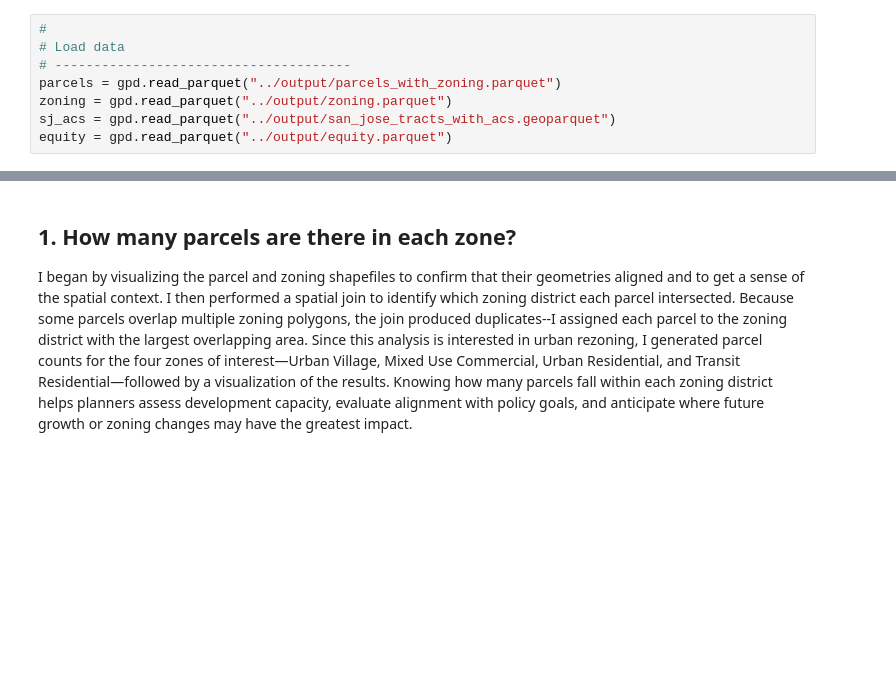
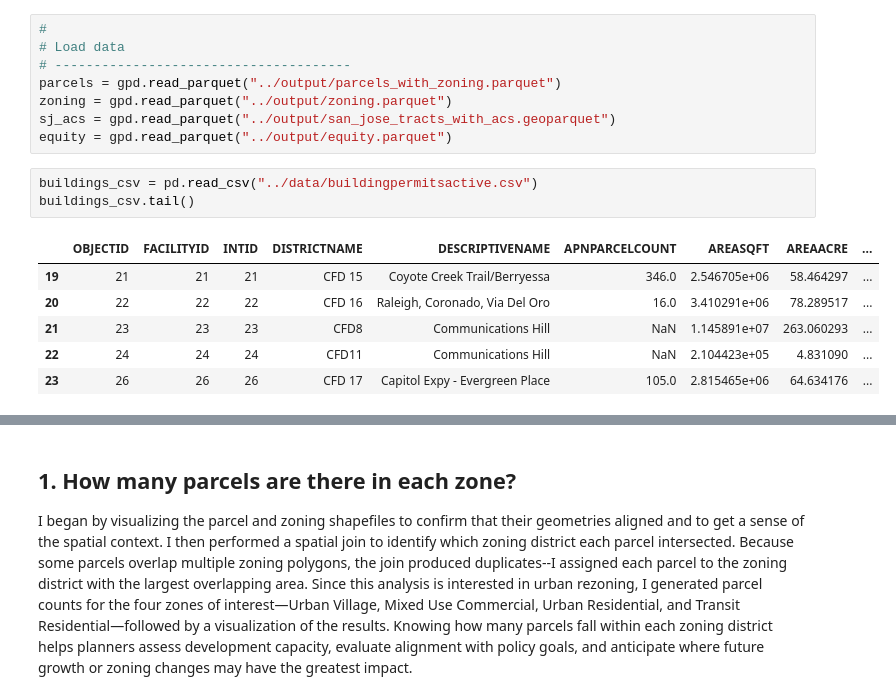
Before and after one commit to kaseyzapatka/sanjose_transit_equity, a Jupyter notebook: code/02_exploratory.ipynb, the cells around one changed output, grey strips where cells are left out. Drawn from its saved outputs; the diff is of its cells as text; blank space fills up the shorter version.

```diff
--- a/code/02_exploratory.ipynb
+++ b/code/02_exploratory.ipynb
@@ -35,5 +35,15 @@ parcels = gpd.read_parquet("../output/parcels_with_zoning.parquet")
 zoning = gpd.read_parquet("../output/zoning.parquet")
 sj_acs = gpd.read_parquet("../output/san_jose_tracts_with_acs.geoparquet")
 equity = gpd.read_parquet("../output/equity.parquet")
+# %%
+buildings_csv = pd.read_csv("../data/buildingpermitsactive.csv")
+buildings_csv.tail()
+# %% [output]
+|  | OBJECTID | FACILITYID | INTID | DISTRICTNAME | DESCRIPTIVENAME | APNPARCELCOUNT | AREASQFT | AREAACRE | ... |
+| 19 | 21 | 21 | 21 | CFD 15 | Coyote Creek Trail/Berryessa | 346.0 | 2.546705e+06 | 58.464297 | ... |
+| 20 | 22 | 22 | 22 | CFD 16 | Raleigh, Coronado, Via Del Oro | 16.0 | 3.410291e+06 | 78.289517 | ... |
+| 21 | 23 | 23 | 23 | CFD8 | Communications Hill | NaN | 1.145891e+07 | 263.060293 | ... |
+| 22 | 24 | 24 | 24 | CFD11 | Communications Hill | NaN | 2.104423e+05 | 4.831090 | ... |
+| 23 | 26 | 26 | 26 | CFD 17 | Capitol Expy - Evergreen Place | 105.0 | 2.815465e+06 | 64.634176 | ... |
 # %%
 # view
```
Also changed, not shown: parts of 3 cells of this notebook.
